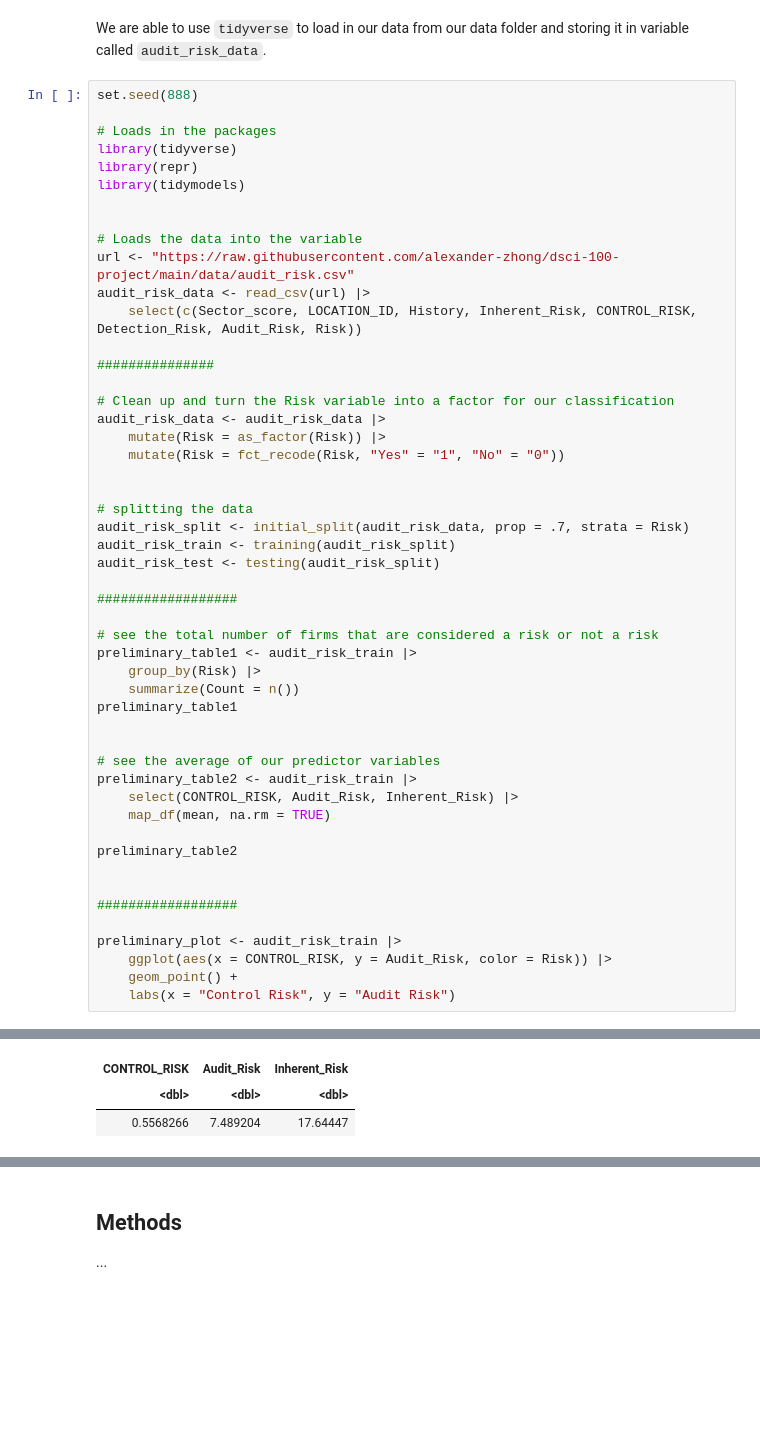
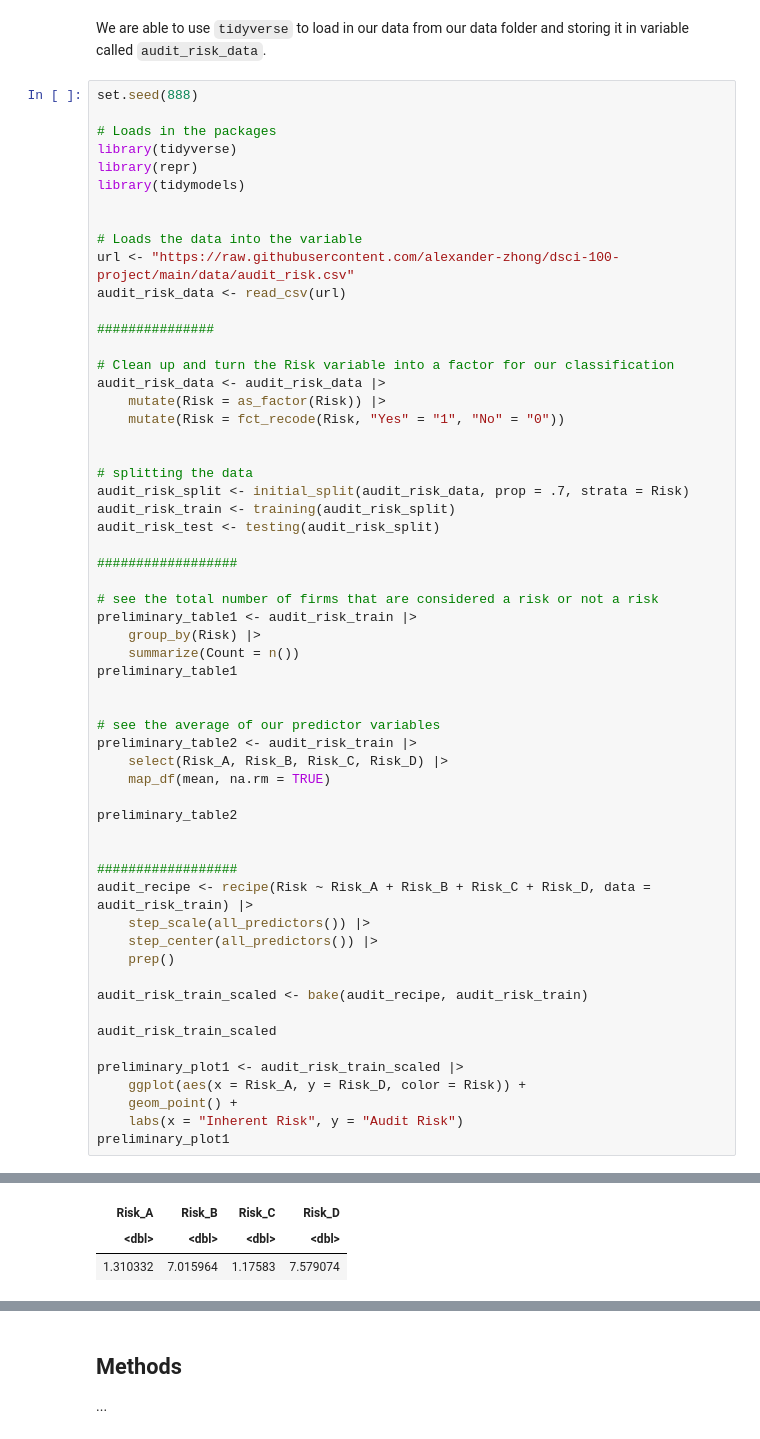
Before and after one commit to alexander-zhong/Fraud-Detection-Classifier, a Jupyter notebook: proposal.ipynb, the cells around one changed output, grey strips where cells are left out. Saved outputs shown, nothing was run; the diff lists cells and outputs as text; blank space fills up the shorter version.

Commit message:
Changed the predictors

```diff
--- a/proposal.ipynb
+++ b/proposal.ipynb
@@ -21,8 +21,7 @@ library(tidymodels)
 
 # Loads the data into the variable
 url <- "https://raw.githubusercontent.com/alexander-zhong/dsci-100-project/main/data/audit_risk.csv"
-audit_risk_data <- read_csv(url) |>
-    select(c(Sector_score, LOCATION_ID, History, Inherent_Risk, CONTROL_RISK, Detection_Risk, Audit_Risk, Risk))
+audit_risk_data <- read_csv(url)
 
 ###############
 
@@ -48,18 +47,27 @@ preliminary_table1
 
 # see the average of our predictor variables
 preliminary_table2 <- audit_risk_train |>
-    select(CONTROL_RISK, Audit_Risk, Inherent_Risk) |>
+    select(Risk_A, Risk_B, Risk_C, Risk_D) |>
     map_df(mean, na.rm = TRUE)
 
 preliminary_table2
 
 
 ##################
+audit_recipe <- recipe(Risk ~ Risk_A + Risk_B + Risk_C + Risk_D, data = audit_risk_train) |>
+    step_scale(all_predictors()) |>
+    step_center(all_predictors()) |>
+    prep()
 
-preliminary_plot <- audit_risk_train |>
-    ggplot(aes(x = CONTROL_RISK, y = Audit_Risk, color = Risk)) |>
+audit_risk_train_scaled <- bake(audit_recipe, audit_risk_train)
+
+audit_risk_train_scaled
+
+preliminary_plot1 <- audit_risk_train_scaled |>
+    ggplot(aes(x = Risk_A, y = Risk_D, color = Risk)) +
     geom_point() +
-    labs(x = "Control Risk", y = "Audit Risk")
+    labs(x = "Inherent Risk", y = "Audit Risk")
+preliminary_plot1
 # %% [output]
 New names:
 • `Score_B` -> `Score_B...7`
@@ -81,3 +89,3 @@ A tibble: 1 × 3
-| CONTROL_RISK | Audit_Risk | Inherent_Risk |
-| <dbl> | <dbl> | <dbl> |
-| 0.5568266 | 7.489204 | 17.64447 |
+| Risk_A | Risk_B | Risk_C | Risk_D |
+| <dbl> | <dbl> | <dbl> | <dbl> |
+| 1.310332 | 7.015964 | 1.17583 | 7.579074 |
```
Also changed, not shown: parts of 2 cells of this notebook.
